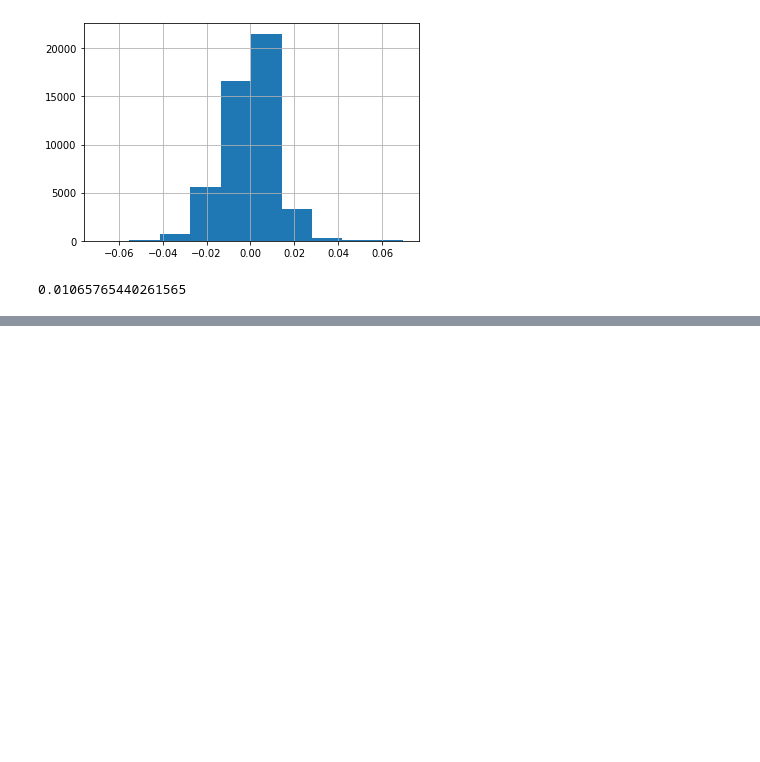
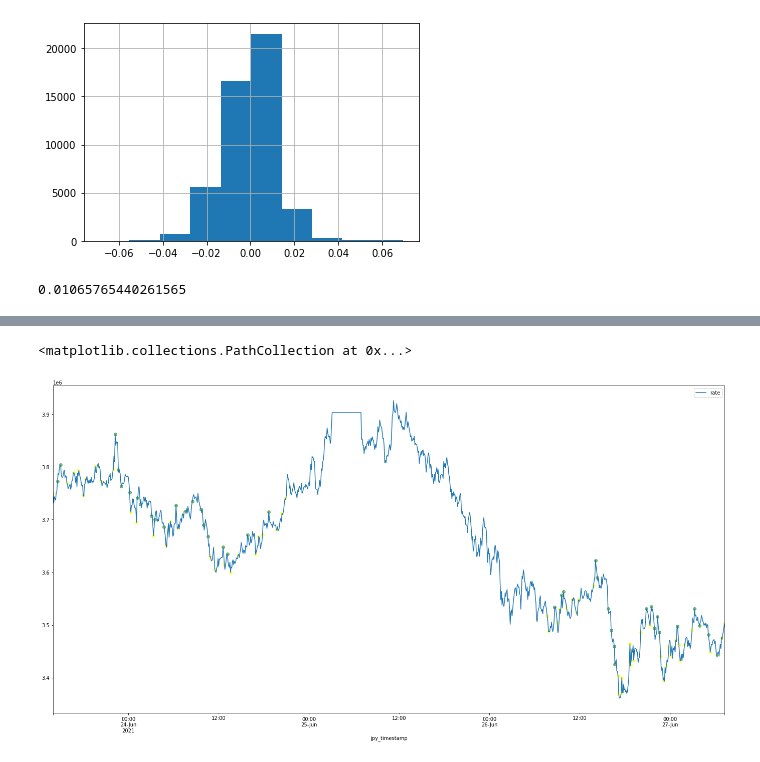
Before and after one commit to verugu/bitcoin, a Jupyter notebook: finance.ipynb, the cells around one changed output, grey strips where cells are left out. Saved outputs shown, nothing was run; the diff lists cells and outputs as text; code cells hidden in the pictures; blank space fills up the shorter version.

```diff
--- a/finance.ipynb
+++ b/finance.ipynb
@@ -40,3 +47,7 @@ data.index = pd.to_datetime(data.index)
+# %%
+data = pd.read_csv('statics/train/jpy_rates.csv')
+data_22 = pd.read_csv('statics/btc_jpy/2022/2022_rate.csv')
+concat = pd.concat([data, data_22], axis=0)
 # %%
 #リターン
 ret = data.diff().dropna()/data.values[:-1]
@@ -367,0 +469,27 @@ golden_cross = ema_twohour['mean'][ema_twoday['mean'] < ema_twohour['mean']]
+# %%
+features = np.load('LSTM_model/features/feature_1d.npy', allow_pickle=True).tolist()
+# %%
+labels = np.load('LSTM_model/labels/label_1d.npy', allow_pickle=True)
+keys = features.keys()
+keys = np.array(list(keys)).astype('datetime64[s]')
+# %%
+start = 43000
+end = 43100
+term = list(range(start, end))
+key = keys[term]
+#feature1 = torch.Tensor(list(features.values())[start:end]).float()[:,:,[1, 2, 3, 5, 6, 8, 10, 11, 15]].to(device)
+#feature2 = torch.Tensor(list(features.values())[start:end]).float()[:,:,[1, 2, 3, 5, 8, 10]].to(device)
+label = labels[start:end]
+#LSTM1.eval()#; LSTM2.eval(); LSTM3.eval()
+
+#predict1 = LSTM1(feature1)#; predict2 = LSTM2(feature2); predict3 = LSTM3(feature2)
+buy_time = key[np.argmin(label, axis=1)==1]
+sell_time = key[(np.argmin(label, axis=1)==1)==False]
+#buy_time_pre = key[torch.argmin(predict1, axis=1).to('cpu')==1] #+ torch.argmin(predict2, axis=1) + torch.argmin(predict3, axis=1) >= 2).to('cpu')]
+data.loc[key[0]:key[-1]].plot(figsize=(24,12))
+#plt.scatter(buy_time_pre, data.loc[buy_time_pre], color='red')
+plt.scatter(buy_time, data.loc[buy_time], color='yellow', alpha=0.5)
+plt.scatter(sell_time, data.loc[sell_time], color='green', alpha=0.5)
+# %% [output]
+<matplotlib.collections.PathCollection at 0x...>
+[figure, added]
```
Also changed, not shown: parts of 40 cells of this notebook, 8 other files.
